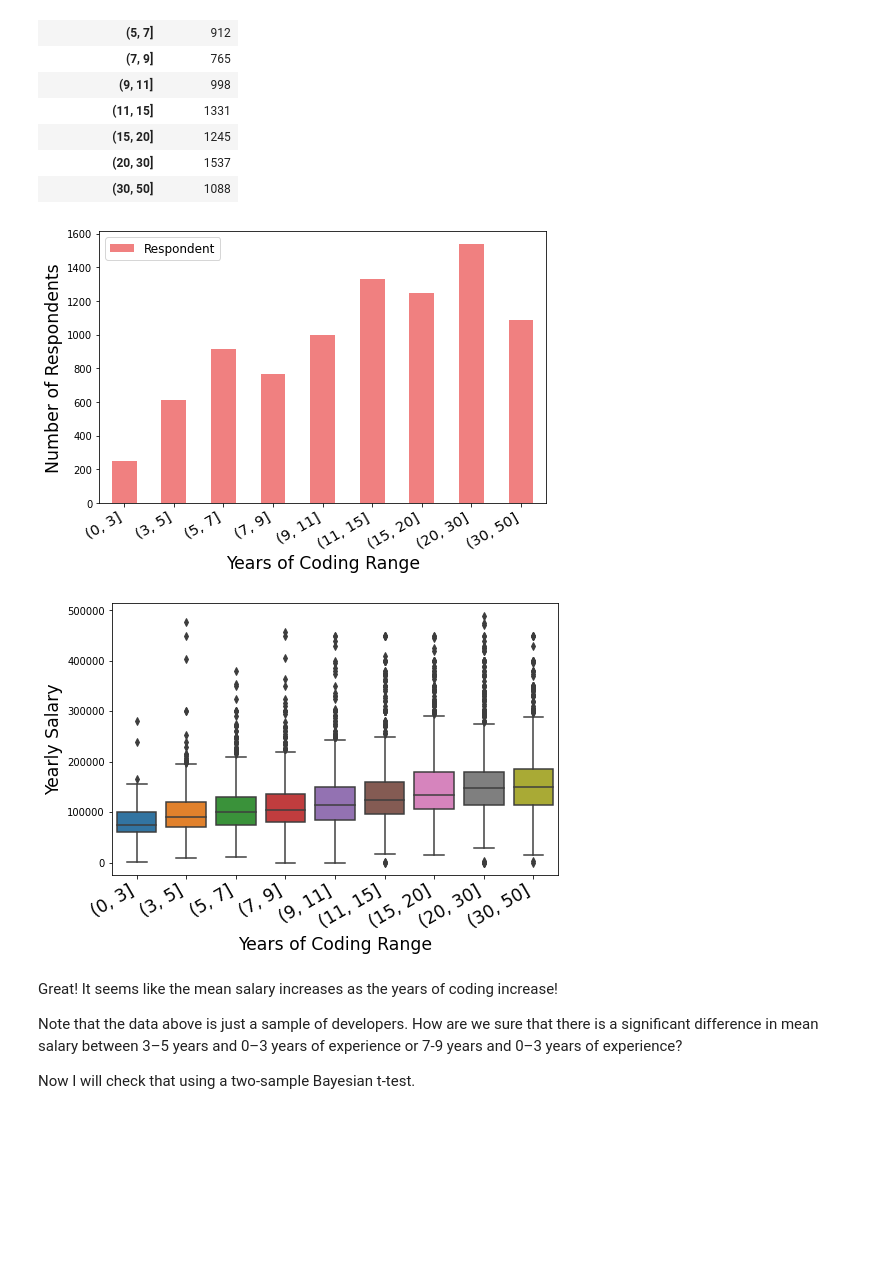
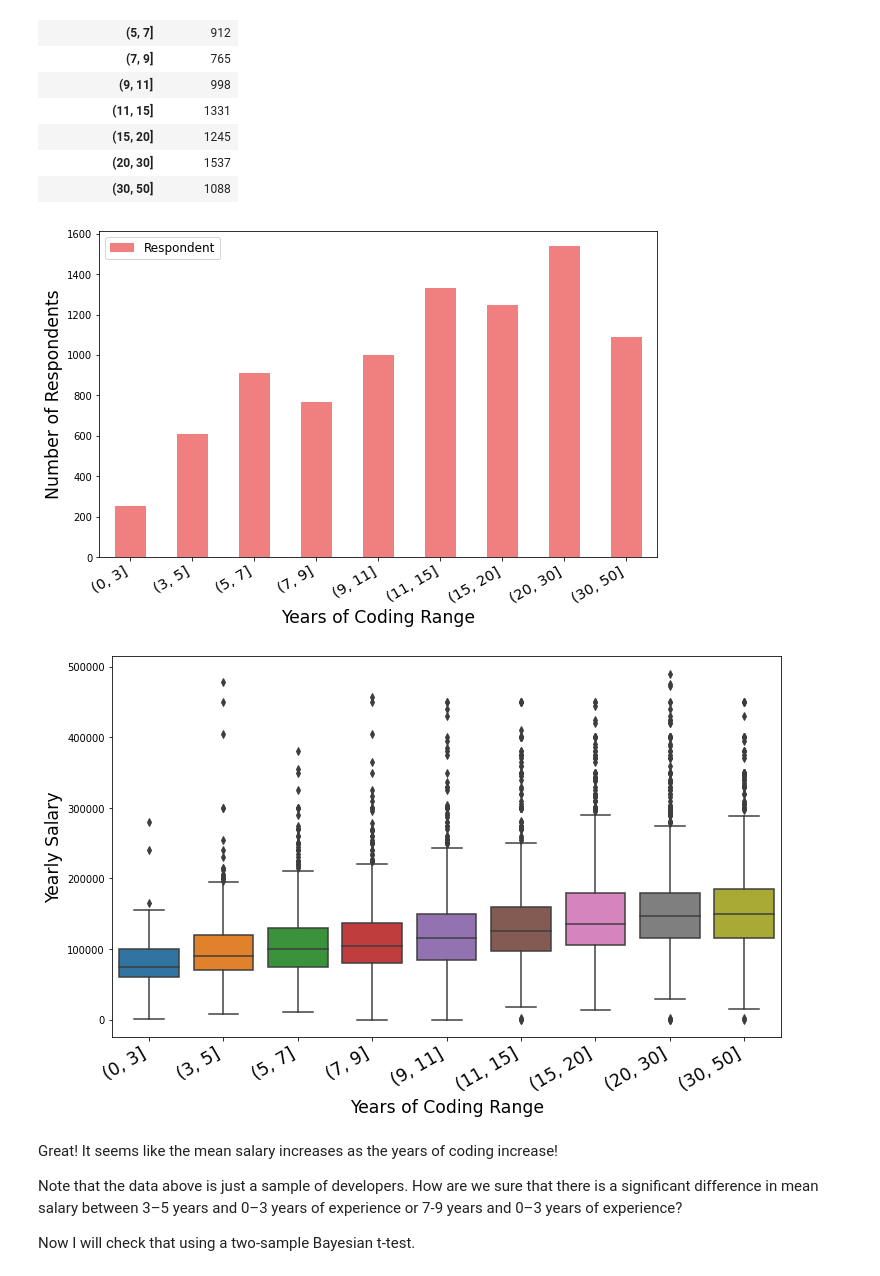
Before and after one commit to ngtuan251/Stack-Overflow-Developer-Analysis, a Jupyter notebook: Stack_OverFlow_Analysis.ipynb, the cells around one changed output. Saved outputs shown, nothing was run; the diff lists cells and outputs as text; code cells hidden in the pictures; blank space fills up the shorter version.

```diff
--- a/Stack_OverFlow_Analysis.ipynb
+++ b/Stack_OverFlow_Analysis.ipynb
@@ -146,6 +120,6 @@ plt.xticks(rotation=30, ha="right", fontsize="x-large")
 plt.legend(fontsize="large", loc="best", labels=["Respondent"])
 plt.xlabel("Salary Range", fontsize="xx-large")
 plt.ylabel("Number of Respondents", fontsize="xx-large")
-plt.rcParams['figure.figsize'] = [8,5]
+plt.rcParams['figure.figsize'] = [10,6]
 plt.show()
 # %% [output]
@@ -198,13 +172,13 @@ normal_salary.dropna(subset=["YearsCoding_Range"], inplace=True)
 # %%
 yearsCoding_groupby.plot(kind="bar", color="lightcoral")
 plt.xticks(rotation=30, ha="right", fontsize="x-large")
 plt.legend(fontsize="large", loc="best", labels=["Respondent"])
 plt.xlabel("Years of Coding Range", fontsize="xx-large")
 plt.ylabel("Number of Respondents", fontsize="xx-large")
-plt.rcParams['figure.figsize'] = [8,5]
+plt.rcParams['figure.figsize'] = [12,7]
 plt.show()
 # %% [output]
-[figure, old version]
+[figure, new version]
 # %%
 # Sort by years of coding
 years_sorted = normal_salary.sort_values(by="YearsCode")
@@ -213,10 +187,10 @@ sns.boxplot(data=years_sorted, x="YearsCoding_Range", y="ConvertedCompYearly")
 plt.xticks(rotation=30, ha="right", fontsize="xx-large")
 plt.xlabel("Years of Coding Range", fontsize="xx-large")
 plt.ylabel("Yearly Salary", fontsize="xx-large")
-plt.rcParams['figure.figsize'] = [20,10]
+plt.rcParams['figure.figsize'] = [20,12]
 plt.show()
 # %% [output]
-[figure, old version]
+[figure, new version]
 # %% [markdown]
 Great! It seems like the mean salary increases as the years of coding increase!
 
```
Also changed, not shown: parts of 14 cells of this notebook.
